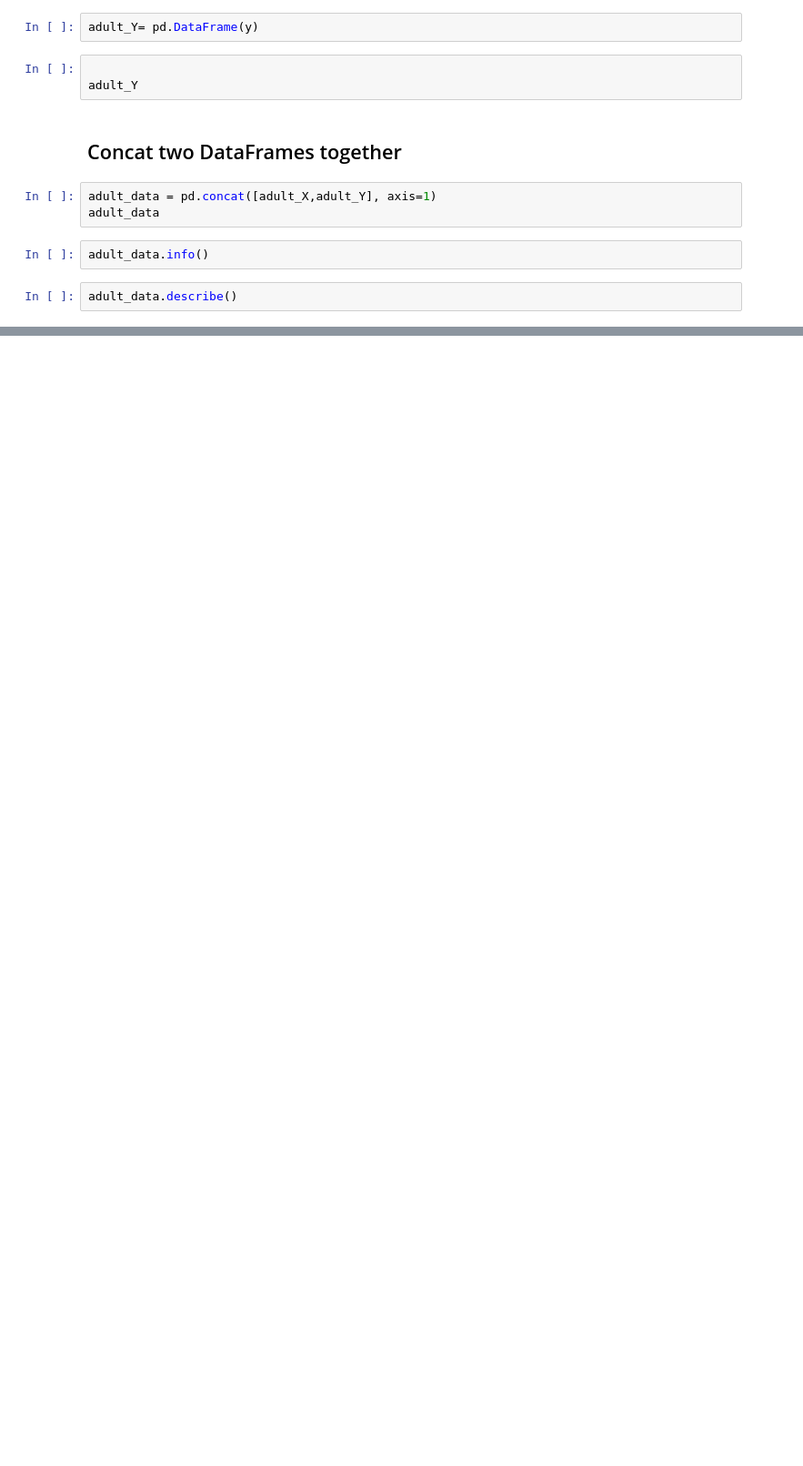
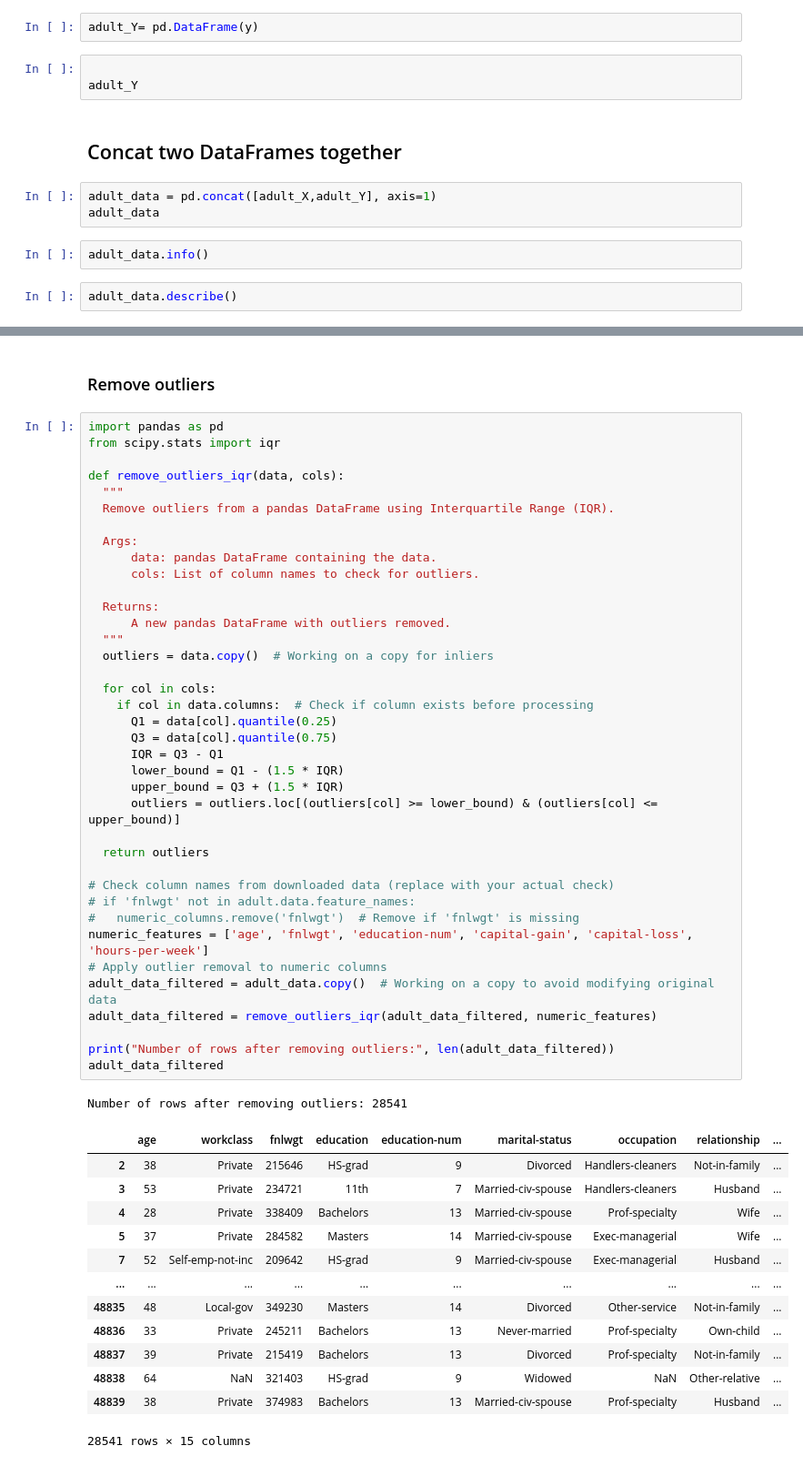
Before and after one commit to RaviWella/ML_CW, a Jupyter notebook: Income_Prediction.ipynb, the cells around one changed output, grey strips where cells are left out. Shown at 91% size. Cells and saved outputs as stored; diff of their text form; blank space fills up the shorter version.

```diff
--- a/Income_Prediction.ipynb
+++ b/Income_Prediction.ipynb
@@ -44,0 +178,55 @@ adult_data.describe()
+# %% [markdown]
+### Remove outliers
+# %%
+import pandas as pd
+from scipy.stats import iqr
+
+def remove_outliers_iqr(data, cols):
+  """
+  Remove outliers from a pandas DataFrame using Interquartile Range (IQR).
+
+  Args:
+      data: pandas DataFrame containing the data.
+      cols: List of column names to check for outliers.
+
+  Returns:
+      A new pandas DataFrame with outliers removed.
+  """
+  outliers = data.copy()  # Working on a copy for inliers
+
+  for col in cols:
+    if col in data.columns:  # Check if column exists before processing
+      Q1 = data[col].quantile(0.25)
+      Q3 = data[col].quantile(0.75)
+      IQR = Q3 - Q1
+      lower_bound = Q1 - (1.5 * IQR)
+      upper_bound = Q3 + (1.5 * IQR)
+      outliers = outliers.loc[(outliers[col] >= lower_bound) & (outliers[col] <= upper_bound)]
+
+  return outliers
+
+# Check column names from downloaded data (replace with your actual check)
+# if 'fnlwgt' not in adult.data.feature_names:
+#   numeric_columns.remove('fnlwgt')  # Remove if 'fnlwgt' is missing
+numeric_features = ['age', 'fnlwgt', 'education-num', 'capital-gain', 'capital-loss', 'hours-per-week']
+# Apply outlier removal to numeric columns
+adult_data_filtered = adult_data.copy()  # Working on a copy to avoid modifying original data
+adult_data_filtered = remove_outliers_iqr(adult_data_filtered, numeric_features)
+
+print("Number of rows after removing outliers:", len(adult_data_filtered))
+adult_data_filtered
+# %% [output]
+Number of rows after removing outliers: 28541
+|  | age | workclass | fnlwgt | education | education-num | marital-status | occupation | relationship | ... |
+| 2 | 38 | Private | 215646 | HS-grad | 9 | Divorced | Handlers-cleaners | Not-in-family | ... |
+| 3 | 53 | Private | 234721 | 11th | 7 | Married-civ-spouse | Handlers-cleaners | Husband | ... |
+| 4 | 28 | Private | 338409 | Bachelors | 13 | Married-civ-spouse | Prof-specialty | Wife | ... |
+| 5 | 37 | Private | 284582 | Masters | 14 | Married-civ-spouse | Exec-managerial | Wife | ... |
+| 7 | 52 | Self-emp-not-inc | 209642 | HS-grad | 9 | Married-civ-spouse | Exec-managerial | Husband | ... |
+| ... | ... | ... | ... | ... | ... | ... | ... | ... | ... |
+| 48835 | 48 | Local-gov | 349230 | Masters | 14 | Divorced | Other-service | Not-in-family | ... |
+| 48836 | 33 | Private | 245211 | Bachelors | 13 | Never-married | Prof-specialty | Own-child | ... |
+| 48837 | 39 | Private | 215419 | Bachelors | 13 | Divorced | Prof-specialty | Not-in-family | ... |
+| 48838 | 64 | NaN | 321403 | HS-grad | 9 | Widowed | NaN | Other-relative | ... |
+| 48839 | 38 | Private | 374983 | Bachelors | 13 | Married-civ-spouse | Prof-specialty | Husband | ... |
+28541 rows × 15 columns
```
Also changed, not shown: parts of 8 cells of this notebook.
